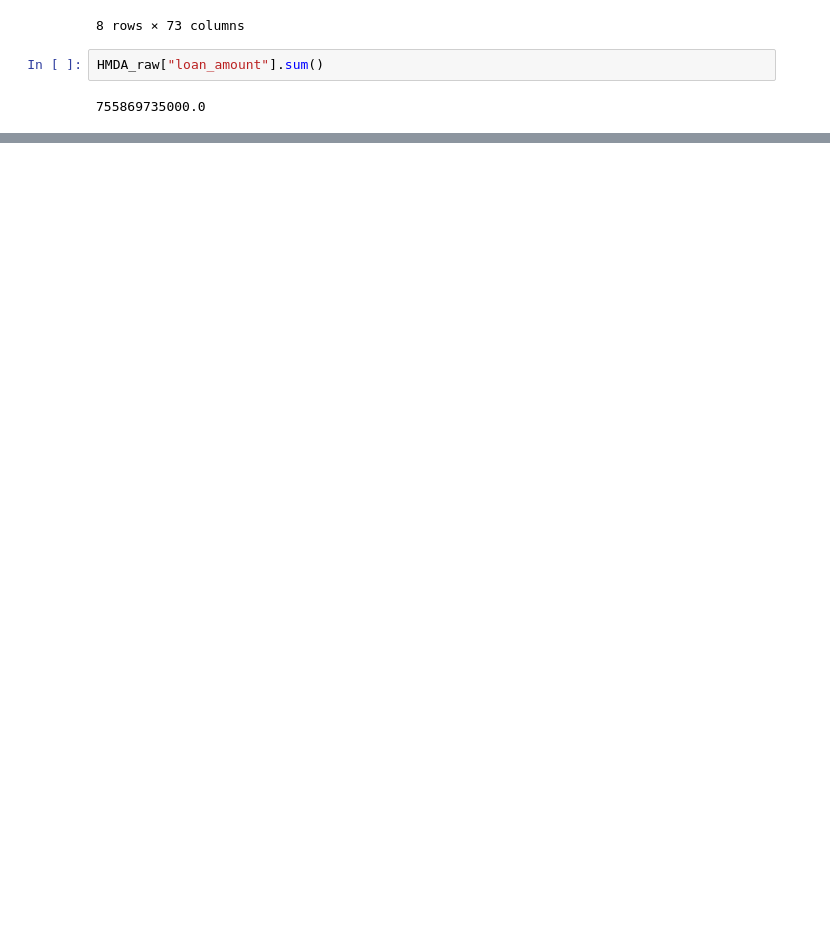
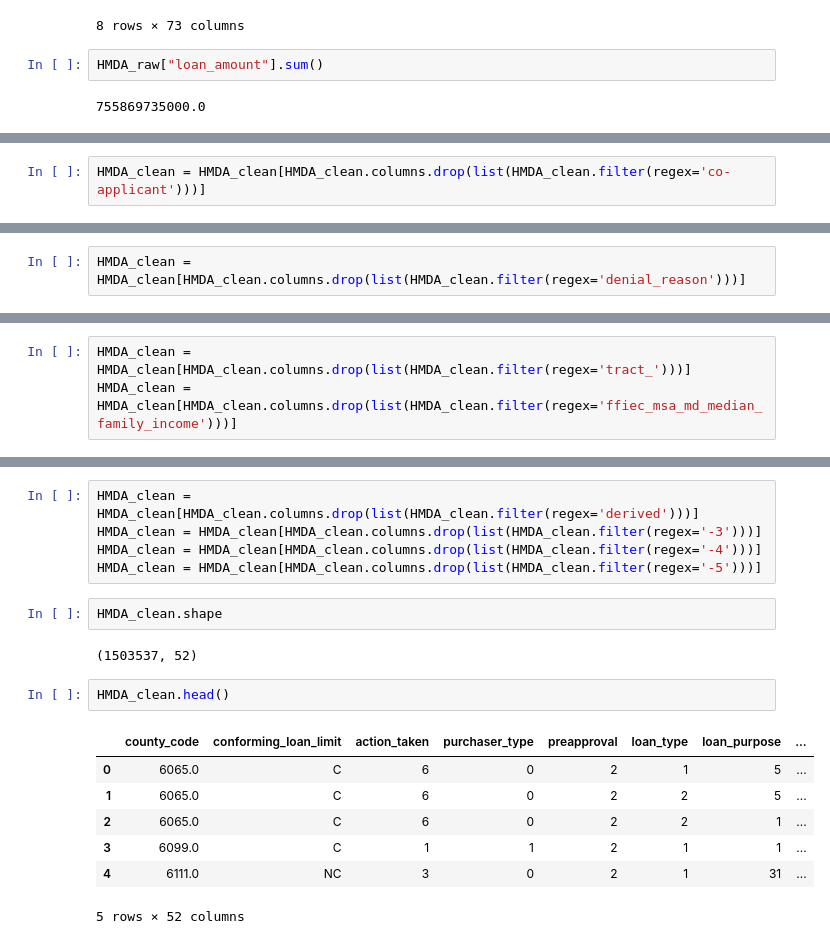
Before and after one commit to HaukeSchwarz/Thesis, a Jupyter notebook: notebooks/Main_Data_Analysis_Pipeline.ipynb, the cells around one changed output, grey strips where cells are left out. Saved outputs shown, nothing was run; the diff lists cells and outputs as text; blank space fills up the shorter version.

```diff
--- a/notebooks/Main_Data_Analysis_Pipeline.ipynb
+++ b/notebooks/Main_Data_Analysis_Pipeline.ipynb
@@ -52,0 +74,2 @@ HMDA_raw["loan_amount"].sum()
+# %%
+HMDA_clean = HMDA_clean[HMDA_clean.columns.drop(list(HMDA_clean.filter(regex='co-applicant')))]
@@ -52,0 +78,2 @@ HMDA_raw["loan_amount"].sum()
+# %%
+HMDA_clean = HMDA_clean[HMDA_clean.columns.drop(list(HMDA_clean.filter(regex='denial_reason')))]
@@ -52,0 +82,3 @@ HMDA_raw["loan_amount"].sum()
+# %%
+HMDA_clean = HMDA_clean[HMDA_clean.columns.drop(list(HMDA_clean.filter(regex='tract_')))]
+HMDA_clean = HMDA_clean[HMDA_clean.columns.drop(list(HMDA_clean.filter(regex='ffiec_msa_md_median_family_income')))]
@@ -52,0 +87,19 @@ HMDA_raw["loan_amount"].sum()
+# %%
+HMDA_clean = HMDA_clean[HMDA_clean.columns.drop(list(HMDA_clean.filter(regex='derived')))]
+HMDA_clean = HMDA_clean[HMDA_clean.columns.drop(list(HMDA_clean.filter(regex='-3')))]
+HMDA_clean = HMDA_clean[HMDA_clean.columns.drop(list(HMDA_clean.filter(regex='-4')))]
+HMDA_clean = HMDA_clean[HMDA_clean.columns.drop(list(HMDA_clean.filter(regex='-5')))]
+# %%
+HMDA_clean.shape
+# %% [output]
+(1503537, 52)
+# %%
+HMDA_clean.head()
+# %% [output]
+|  | county_code | conforming_loan_limit | action_taken | purchaser_type | preapproval | loan_type | loan_purpose | ... |
+| 0 | 6065.0 | C | 6 | 0 | 2 | 1 | 5 | ... |
+| 1 | 6065.0 | C | 6 | 0 | 2 | 2 | 5 | ... |
+| 2 | 6065.0 | C | 6 | 0 | 2 | 2 | 1 | ... |
+| 3 | 6099.0 | C | 1 | 1 | 2 | 1 | 1 | ... |
+| 4 | 6111.0 | NC | 3 | 0 | 2 | 1 | 31 | ... |
+5 rows × 52 columns
```
Also changed, not shown: parts of 12 cells of this notebook.
